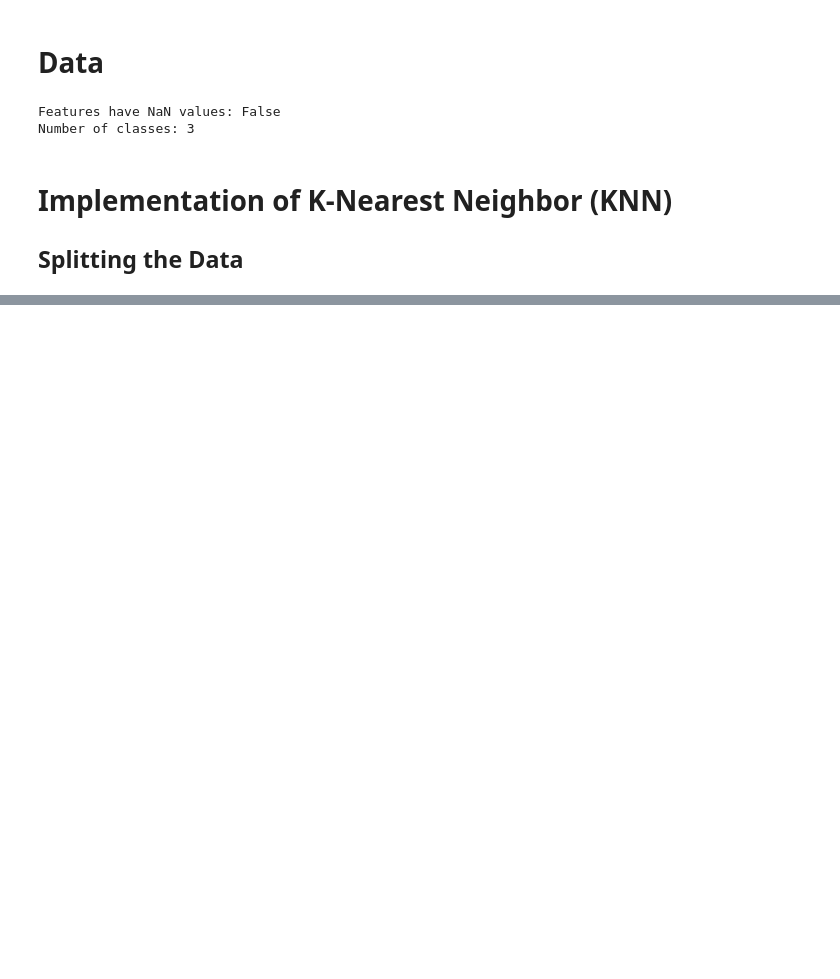
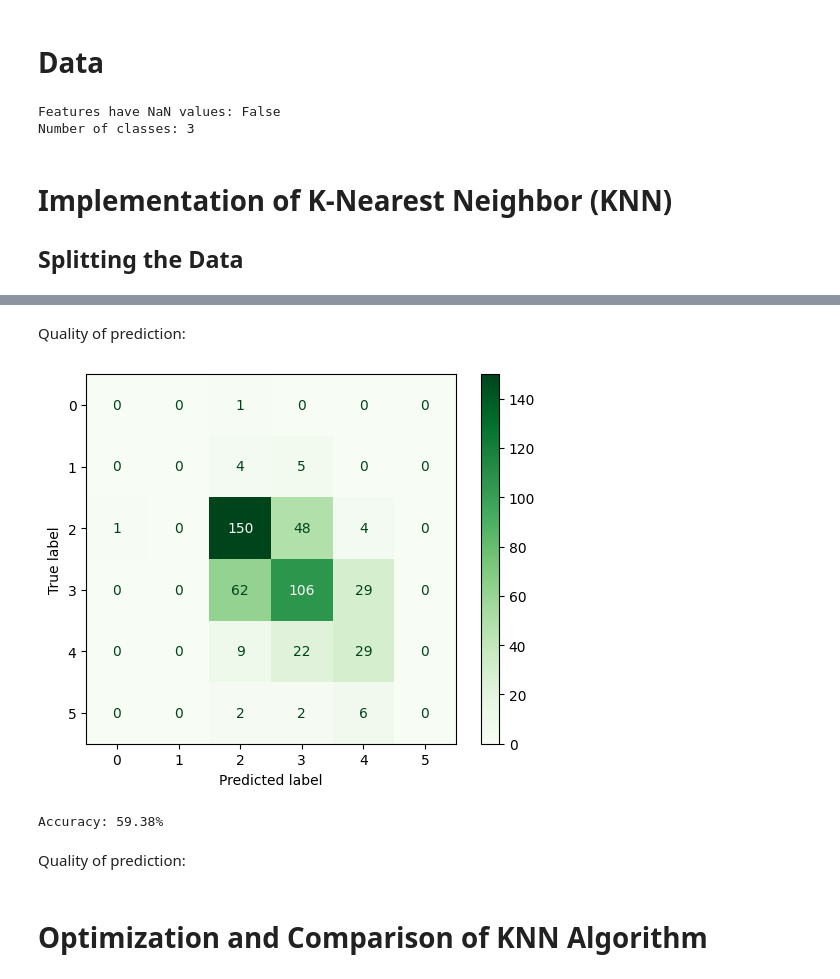
Before and after one commit to moOritzl/bachelorpraktikum-applied-machine-learning, a Jupyter notebook: Week_07/K-Nearest_Neighbor.ipynb, the cells around one changed output, grey strips where cells are left out. Cells and saved outputs as stored; diff of their text form; code cells hidden in the pictures; blank space fills up the shorter version.

```diff
--- a/Week_07/K-Nearest_Neighbor.ipynb
+++ b/Week_07/K-Nearest_Neighbor.ipynb
@@ -184,0 +144,11 @@ print(y_pred)
+# %% [markdown]
+Quality of prediction:
+# %%
+predict_measure(D2_X_train, D2_X_test, D2_y_train, D2_y_test, k=5)
+# %% [output]
+[figure, added]
+Accuracy: 59.38%
+# %% [markdown]
+Quality of prediction:
+# %% [markdown]
+# Optimization and Comparison of KNN Algorithm
```
Also changed, not shown: parts of 11 cells of this notebook.
